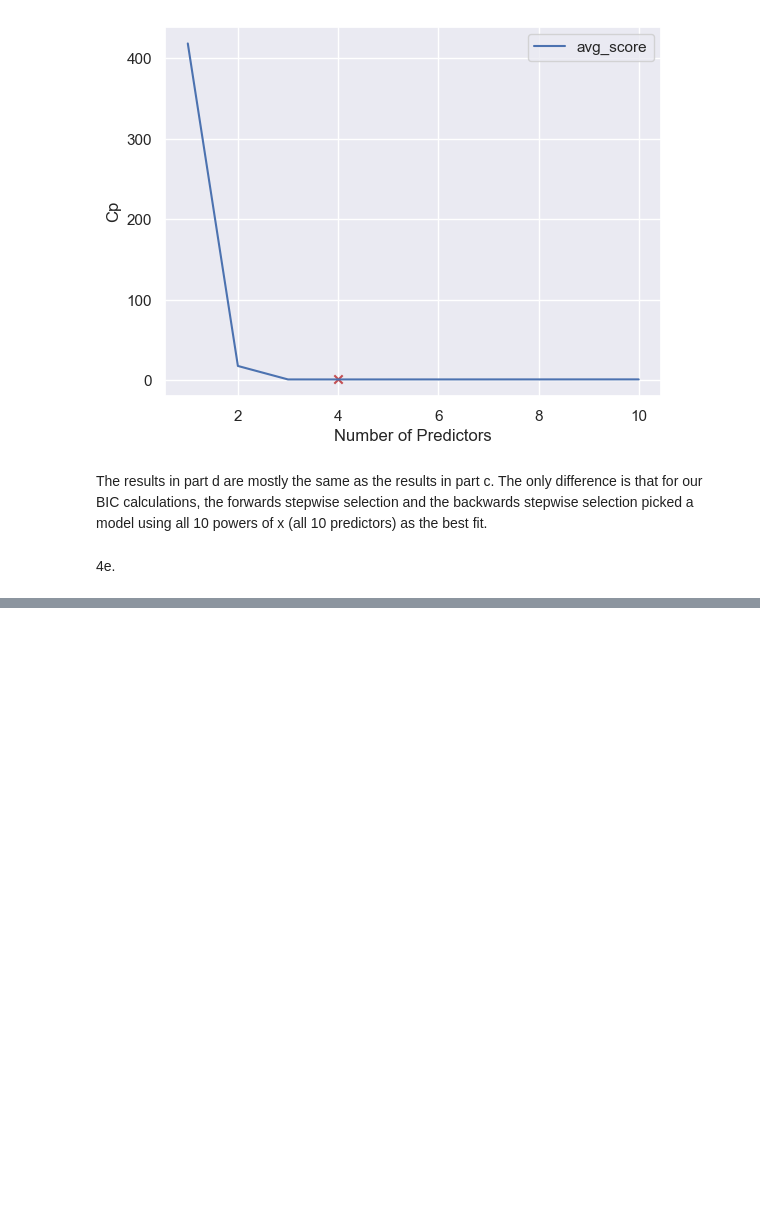
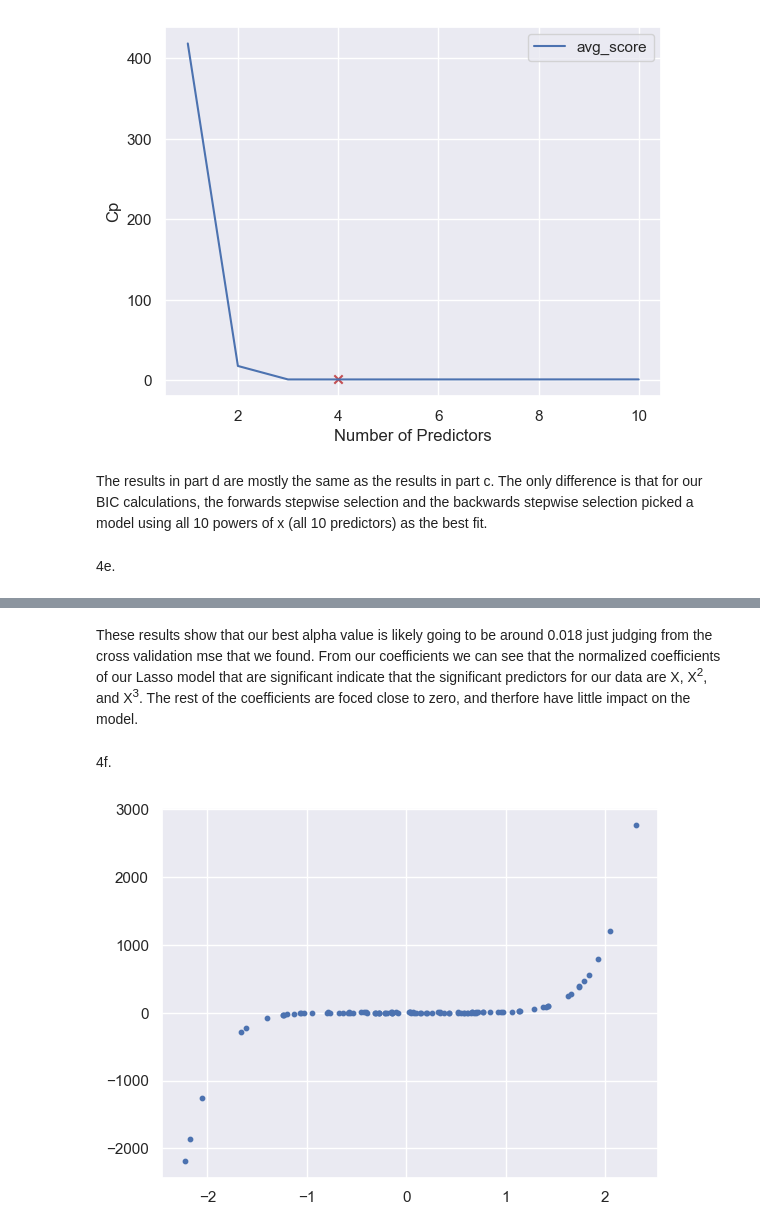
Before and after one commit to bhnord/CS4342, a Jupyter notebook: Assignment 4 Code/Assignment4.ipynb, the cells around one changed output, grey strips where cells are left out. Cells and saved outputs as stored; diff of their text form; code cells hidden in the pictures; blank space fills up the shorter version.

```diff
--- a/Assignment 4 Code/Assignment4.ipynb
+++ b/Assignment 4 Code/Assignment4.ipynb
@@ -717,0 +739,18 @@ The results in part d are mostly the same as the results in part c. The only dif
+# %% [markdown]
+<p>These results show that our best alpha value is likely going to be around 0.018 just judging from the cross validation mse that we found. From our coefficients we can see that the normalized coefficients of our Lasso model that are significant indicate that the significant predictors for our data are X, X<sup>2</sup>,  and X<sup>3</sup>. The rest of the coefficients are foced close to zero, and therfore have little impact on the model.</p>
+# %% [markdown]
+4f.
+# %%
+np.random.seed(312)
+X = np.random.normal(size=100)
+noise = np.random.normal(size=100)
+
+y = [3 + 8*i**7 + e for i, e in zip(X, noise)]
+plt.scatter(X,y, s=10)
+
+powers = pd.DataFrame(X.copy(), columns=['X^1'])
+for i in range(2, 11):
+    powers["X^{}".format(i)] = X.copy()**i
+X=powers
+# %% [output]
+[figure, added]
```
Also changed, not shown: parts of 15 cells of this notebook, 1 other file.
